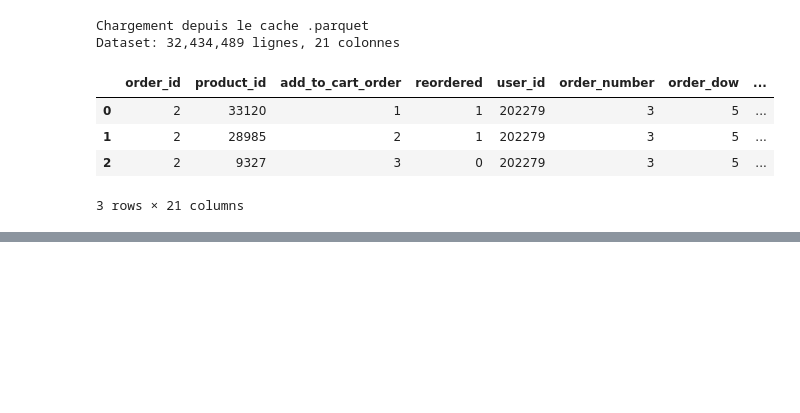
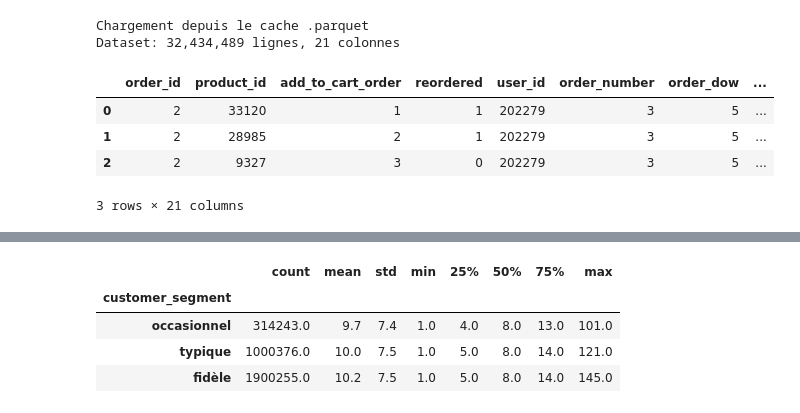
Before and after one commit to aurore204/Grocery-EDA-Reorder-Prediction, a Jupyter notebook: notebooks/03_behavior_evolution.ipynb, the cells around one changed output, grey strips where cells are left out. Saved outputs shown, nothing was run; the diff lists cells and outputs as text; code cells hidden in the pictures; blank space fills up the shorter version.

```diff
--- a/notebooks/03_behavior_evolution.ipynb
+++ b/notebooks/03_behavior_evolution.ipynb
@@ -45,0 +76,13 @@ Dataset: 32,434,489 lignes, 21 colonnes
+# %%
+# Statistiques descriptives de la taille du panier par segment
+orders_level = data.groupby(["order_id", "customer_segment", "order_number"]).agg(
+    cart_size =("product_id", "count")
+).reset_index()
+
+orders_level.groupby("customer_segment")["cart_size"].describe().round(1)
+# %% [output]
+|  | count | mean | std | min | 25% | 50% | 75% | max |
+| customer_segment |  |  |  |  |  |  |  |  |
+| occasionnel | 314243.0 | 9.7 | 7.4 | 1.0 | 4.0 | 8.0 | 13.0 | 101.0 |
+| typique | 1000376.0 | 10.0 | 7.5 | 1.0 | 5.0 | 8.0 | 14.0 | 121.0 |
+| fidèle | 1900255.0 | 10.2 | 7.5 | 1.0 | 5.0 | 8.0 | 14.0 | 145.0 |
```
Also changed, not shown: parts of 6 cells of this notebook.
